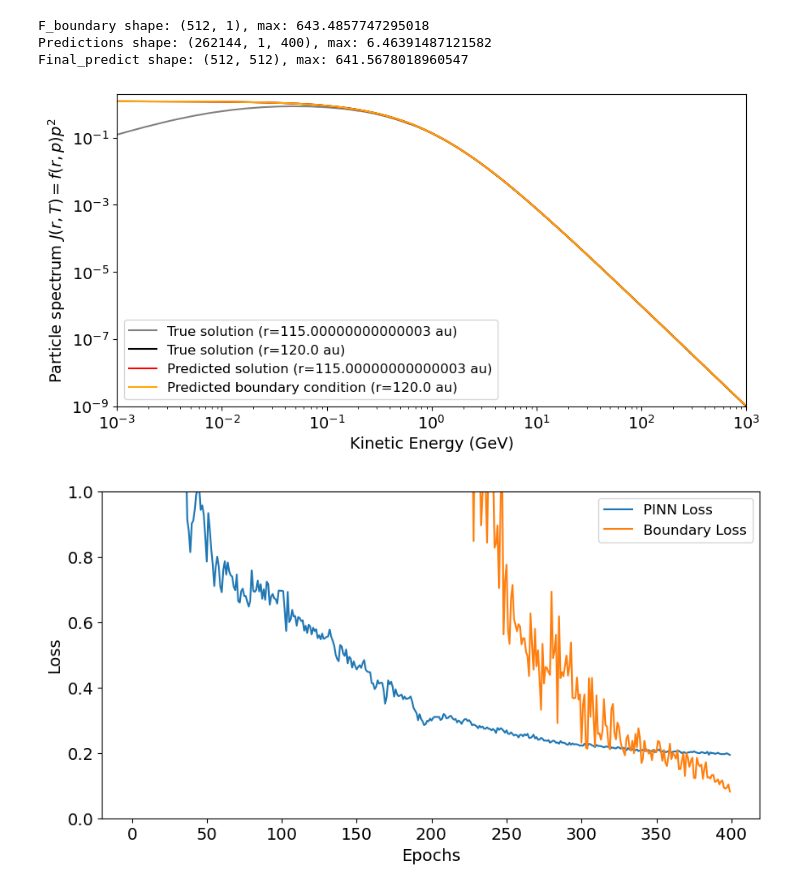
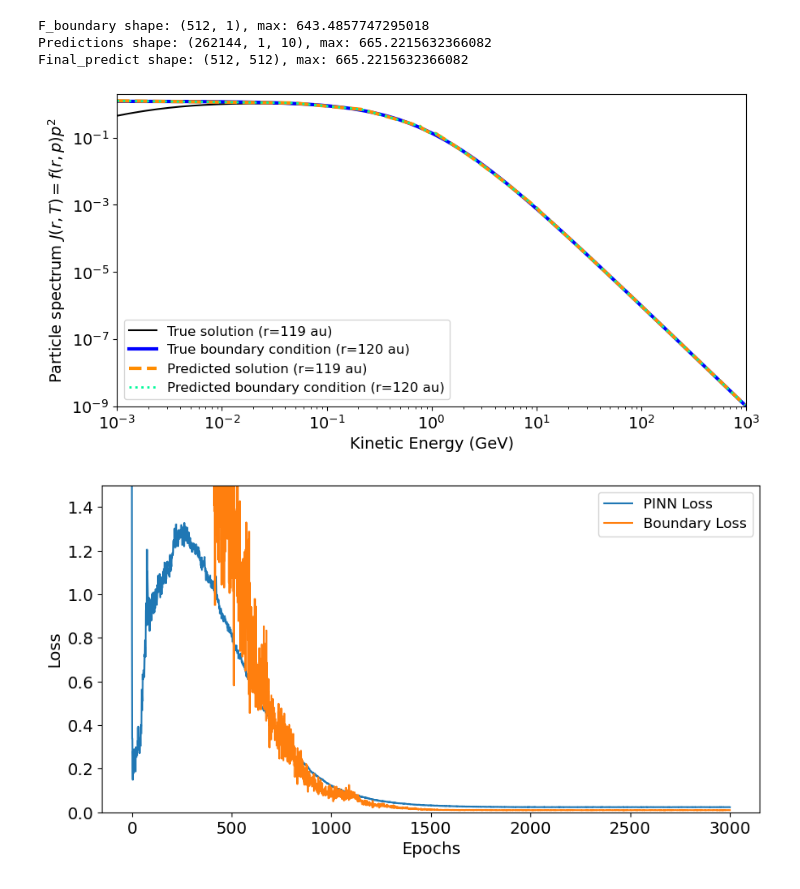
Before and after one commit to linneawolniewicz/pinns, a Jupyter notebook: figures/visualize.ipynb, the cells around one changed output. Drawn from its saved outputs; the diff is of its cells as text; code cells hidden in the pictures.

```diff
--- a/figures/visualize.ipynb
+++ b/figures/visualize.ipynb
@@ -9,26 +9,28 @@ from matplotlib.ticker import (LogLocator)
 from IPython.display import HTML
 mpl.rcParams.update({'font.size': 14})
 # %%
+filename = '3hundred_relu'
+
 # Load PINN outputs
-with open('pinn_loss.pkl', 'rb') as file:
+with open('pickles/pinn_loss_' + filename + '.pkl', 'rb') as file:
     pinn_loss = pkl.load(file)
 
-with open('boundary_loss.pkl', 'rb') as file:
+with open('pickles/boundary_loss_' + filename + '.pkl', 'rb') as file:
     boundary_loss = pkl.load(file)
 
-with open('predictions.pkl', 'rb') as file:
+with open('pickles/predictions_' + filename + '.pkl', 'rb') as file:
     predictions = pkl.load(file)
 
-with open('f_boundary.pkl', 'rb') as file:
+with open('pickles/f_boundary.pkl', 'rb') as file:
     f_boundary = pkl.load(file)
 
-with open('p.pkl', 'rb') as file:
+with open('pickles/p.pkl', 'rb') as file:
     p = pkl.load(file)
 
-with open('T.pkl', 'rb') as file:
+with open('pickles/T.pkl', 'rb') as file:
     T = pkl.load(file)
 
-with open('r.pkl', 'rb') as file:
+with open('pickles/r.pkl', 'rb') as file:
     r = pkl.load(file)
 # %%
 # Get properties
@@ -40,10 +42,10 @@ f_boundary = np.exp(f_boundary)
 p = np.exp(p)
 T = np.exp(T)
 r = np.exp(r)
-# predictions = np.exp(predictions)
+predictions = np.exp(predictions)
 
 final_predict = predictions[:, :, -1].reshape((size, size))
-final_predict = np.exp(final_predict)
+# final_predict = np.exp(final_predict)
 
 # Check data
 print(f'F_boundary shape: {f_boundary.shape}, max: {np.max(f_boundary)}')
@@ -51,8 +53,8 @@ print(f'Predictions shape: {predictions.shape}, max: {np.max(predictions[:, :, -
 print(f'Final_predict shape: {final_predict.shape}, max: {np.max(final_predict[-1, :-1])}')
 # %% [output]
 F_boundary shape: (512, 1), max: 643.4857747295018
-Predictions shape: (262144, 1, 400), max: 6.46391487121582
-Final_predict shape: (512, 512), max: 641.5678018960547
+Predictions shape: (262144, 1, 10), max: 665.2215632366082
+Final_predict shape: (512, 512), max: 665.2215632366082
 # %%
 m = 0.938 # GeV/c^2
 
@@ -81,10 +80,10 @@ print(f'Absolute loss for r={r[0, 0]/150e6} au: {}')
 # Plot J(r, T)
 fig, ax = plt.subplots(figsize=(10, 5))
 
-ax.loglog(T, J[0, :], label=f'True solution (r={r[0, 0]/150e6} au)', c='gray')
-ax.loglog(T, J[-1, :], label=f'True solution (r={r[-1, 0]/150e6} au)', c='k')
-ax.loglog(T[:-1], np.expand_dims(final_predict[0, :-1], axis=1)*(p[:-1]**2), label=f'Predicted solution (r={r[0, 0]/150e6} au)', c='red')
-ax.loglog(T[:-1], np.expand_dims(final_predict[-1, :-1], axis=1)*(p[:-1]**2), label=f'Predicted boundary condition (r={r[-1, 0]/150e6} au)', c='orange')
+ax.loglog(T, J[0, :], label=f'True solution (r={r[0, 0]/150e6:.0f} au)', c='k')
+ax.loglog(T, J[-1, :], label=f'True boundary condition (r={r[-1, 0]/150e6:.0f} au)', c='blue', lw='3')
+ax.loglog(T[:-1], np.expand_dims(final_predict[0, :-1], axis=1)*(p[:-1]**2), label=f'Predicted solution (r={r[0, 0]/150e6:.0f} au)', c='darkorange', lw='3', ls='--')
+ax.loglog(T[:-1], np.expand_dims(final_predict[-1, :-1], axis=1)*(p[:-1]**2), label=f'Predicted boundary condition (r={r[-1, 0]/150e6:.0f} au)', c='mediumspringgreen', lw='2', ls=':')
 
 ax.set_xlabel("Kinetic Energy (GeV)")
 ax.set_ylabel("Particle spectrum $J(r, T) = f(r, p) p^2$")
@@ -94,18 +93,19 @@ ax.legend(prop={'size': 12})
 
 plt.savefig('prediction.png')
 # %% [output]
-[figure, old version]
+[figure, new version]
 # %%
 # Plot loss
 fig = plt.figure(figsize=(10, 5))
 
 plt.plot(pinn_loss, label='PINN Loss')
 plt.plot(boundary_loss, label='Boundary Loss')
 
-plt.ylim(0, 1)
+plt.ylim(0, 1.5)
+# plt.xlim(0, epochs)
 plt.xlabel('Epochs')
 plt.ylabel('Loss')
 plt.legend(prop={'size': 12})
 plt.savefig("loss.png")
 # %% [output]
-[figure, old version]
+[figure, new version]
```
Also changed, not shown: parts of 4 cells of this notebook, 6 other files.
